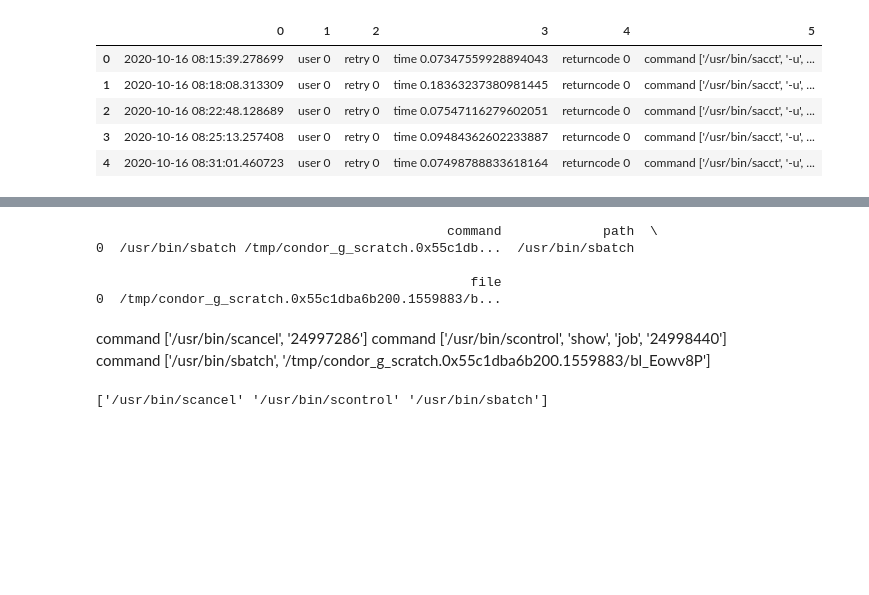
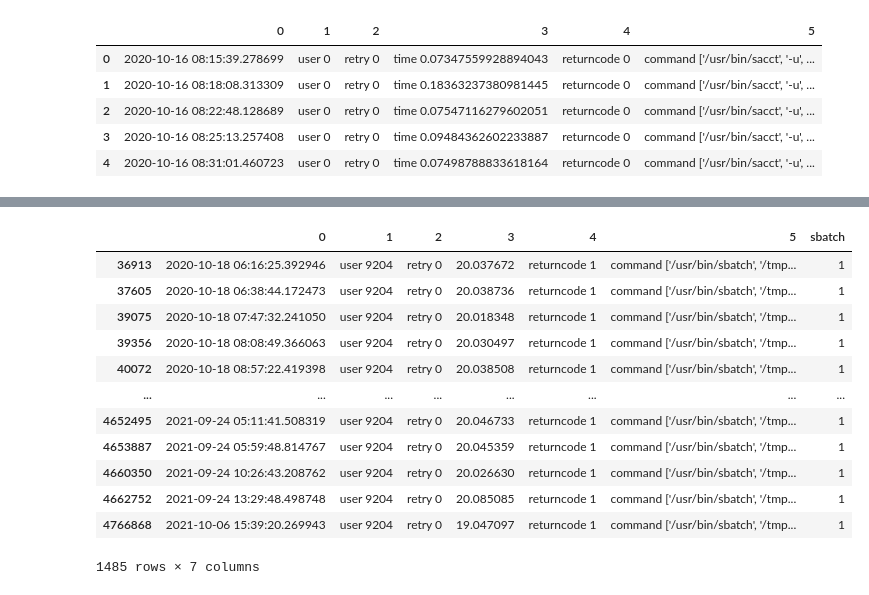
Before and after one commit to nss-data-science-cohort-8/nss-data-science-cohort-8-classroom-accre-accre, a Jupyter notebook: notebooks/vt_data_exp.ipynb, the cells around one changed output, grey strips where cells are left out. Drawn from its saved outputs; the diff is of its cells as text; code cells hidden in the pictures; blank space fills up the shorter version.

```diff
--- a/notebooks/vt_data_exp.ipynb
+++ b/notebooks/vt_data_exp.ipynb
@@ -118,55 +91,16 @@ print(df)
-# %%
-import pandas as pd
-import re
-
-# Sample DataFrame
-data = {'command': ["/usr/bin/sbatch /tmp/condor_g_scratch.0x55c1dba6b200.1559883/bl_wIovfu"]}
-df = pd.DataFrame(data)
-
-# Function to extract the desired parts
-def extract_parts(command):
-    parts = re.findall(r"(/[^ ]+)", command)
-    return parts
-
-# Apply the function to the DataFrame and split into different columns
-df[['path', 'file']] = pd.DataFrame(df['command'].apply(lambda x: extract_parts(x)).tolist(), index=df.index)
-
-print(df)
-# %% [output]
-                                             command             path  \
-0  /usr/bin/sbatch /tmp/condor_g_scratch.0x55c1db...  /usr/bin/sbatch
-
-                                                file
-0  /tmp/condor_g_scratch.0x55c1dba6b200.1559883/b...
-# %% [markdown]
-command ['/usr/bin/scancel', '24997286']
-command ['/usr/bin/scontrol', 'show', 'job', '24998440']
-command ['/usr/bin/sbatch', '/tmp/condor_g_scratch.0x55c1dba6b200.1559883/bl_Eowv8P']
-# %%
-import pandas as pd
-import re
-
-# Sample DataFrame
-data = {
-    'command': [
-        "['/usr/bin/scancel', '24997286']",
-        "['/usr/bin/scontrol', 'show', 'job', '24998440']",
-        "['/usr/bin/sbatch', '/tmp/condor_g_scratch.0x55c1dba6b200.1559883/bl_Eowv8P']"
-    ]
-}
-df = pd.DataFrame(data)
-
-# Function to extract the first part of the command
-def extract_first_part(command):
-    match = re.search(r"'([^']*)'", command)
-    return match.group(1) if match else None
-
-# Apply the function to the DataFrame
-df['first_part'] = df['command'].apply(extract_first_part)
-
-# Find unique first parts
-unique_first_parts = df['first_part'].unique()
-
-print(unique_first_parts)
-# %% [output]
-['/usr/bin/scancel' '/usr/bin/scontrol' '/usr/bin/sbatch']
+# %%
+ce6[(ce6['sbatch'] == 1) & (ce6[1] == 'user 9204') & (ce6[4] == 'returncode 1') & (ce6[3] >= 15)].sort_values(by = [0])
+# %% [output]
+|  | 0 | 1 | 2 | 3 | 4 | 5 | sbatch |
+| 36913 | 2020-10-18 06:16:25.392946 | user 9204 | retry 0 | 20.037672 | returncode 1 | command ['/usr/bin/sbatch', '/tmp... | 1 |
+| 37605 | 2020-10-18 06:38:44.172473 | user 9204 | retry 0 | 20.038736 | returncode 1 | command ['/usr/bin/sbatch', '/tmp... | 1 |
+| 39075 | 2020-10-18 07:47:32.241050 | user 9204 | retry 0 | 20.018348 | returncode 1 | command ['/usr/bin/sbatch', '/tmp... | 1 |
+| 39356 | 2020-10-18 08:08:49.366063 | user 9204 | retry 0 | 20.030497 | returncode 1 | command ['/usr/bin/sbatch', '/tmp... | 1 |
+| 40072 | 2020-10-18 08:57:22.419398 | user 9204 | retry 0 | 20.038508 | returncode 1 | command ['/usr/bin/sbatch', '/tmp... | 1 |
+| ... | ... | ... | ... | ... | ... | ... | ... |
+| 4652495 | 2021-09-24 05:11:41.508319 | user 9204 | retry 0 | 20.046733 | returncode 1 | command ['/usr/bin/sbatch', '/tmp... | 1 |
+| 4653887 | 2021-09-24 05:59:48.814767 | user 9204 | retry 0 | 20.045359 | returncode 1 | command ['/usr/bin/sbatch', '/tmp... | 1 |
+| 4660350 | 2021-09-24 10:26:43.208762 | user 9204 | retry 0 | 20.026630 | returncode 1 | command ['/usr/bin/sbatch', '/tmp... | 1 |
+| 4662752 | 2021-09-24 13:29:48.498748 | user 9204 | retry 0 | 20.085085 | returncode 1 | command ['/usr/bin/sbatch', '/tmp... | 1 |
+| 4766868 | 2021-10-06 15:39:20.269943 | user 9204 | retry 0 | 19.047097 | returncode 1 | command ['/usr/bin/sbatch', '/tmp... | 1 |
+1485 rows × 7 columns
```
Also changed, not shown: parts of 15 cells of this notebook, 2 other files.
